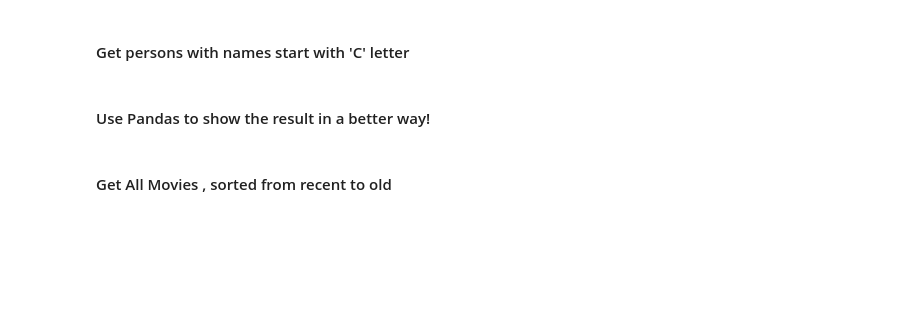
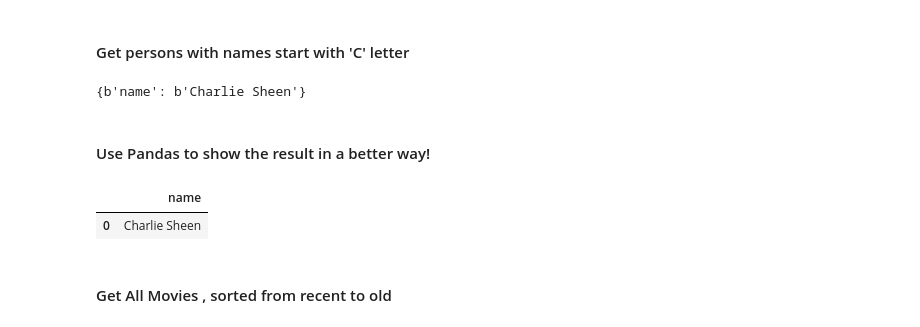
Before and after one commit to TanZng/dataengtp, a Jupyter notebook: redis/Redis_Students-Docker.ipynb, the cells around one changed output. Drawn from its saved outputs; the diff is of its cells as text; code cells hidden in the pictures; blank space fills up the shorter version.

Commit message:
update redis solution

```diff
--- a/redis/Redis_Students-Docker.ipynb
+++ b/redis/Redis_Students-Docker.ipynb
@@ -1110,0 +1120,5 @@ for (mkey,mvals) in persons_movie:
+# %%
+#YOUR CODE HERE
+for key in redis1.keys("person:?"):
+    print(key)
+    print(redis1.hgetall(key))
@@ -1125,2 +1152,10 @@ display(df)
+# %%
+#YOUR CODE HERE
+for key in redis1.keys("person:?"):
+    person = redis1.hgetall(key)
+    if person[b'name'].decode("utf-8")[0] == 'C':
+        pprint(person)
+# %% [output]
+{b'name': b'Charlie Sheen'}
 # %% [markdown]
 #### Use Pandas to show the result in a better way!
@@ -1129,2 +1162,14 @@ display(df)
+# %%
+#YOUR CODE HERE
+data=[]
+for key in redis1.keys("person:?"):
+    name = redis1.hvals(key)[0].decode()
+    if name[0] == 'C':
+        data. append({'name': name})
+df=pd.DataFrame(data)
+display(df)
+# %% [output]
+|  | name |
+| 0 | Charlie Sheen |
 # %% [markdown]
 #### Get All Movies , sorted from recent to old
```
Also changed, not shown: parts of 9 cells of this notebook.
